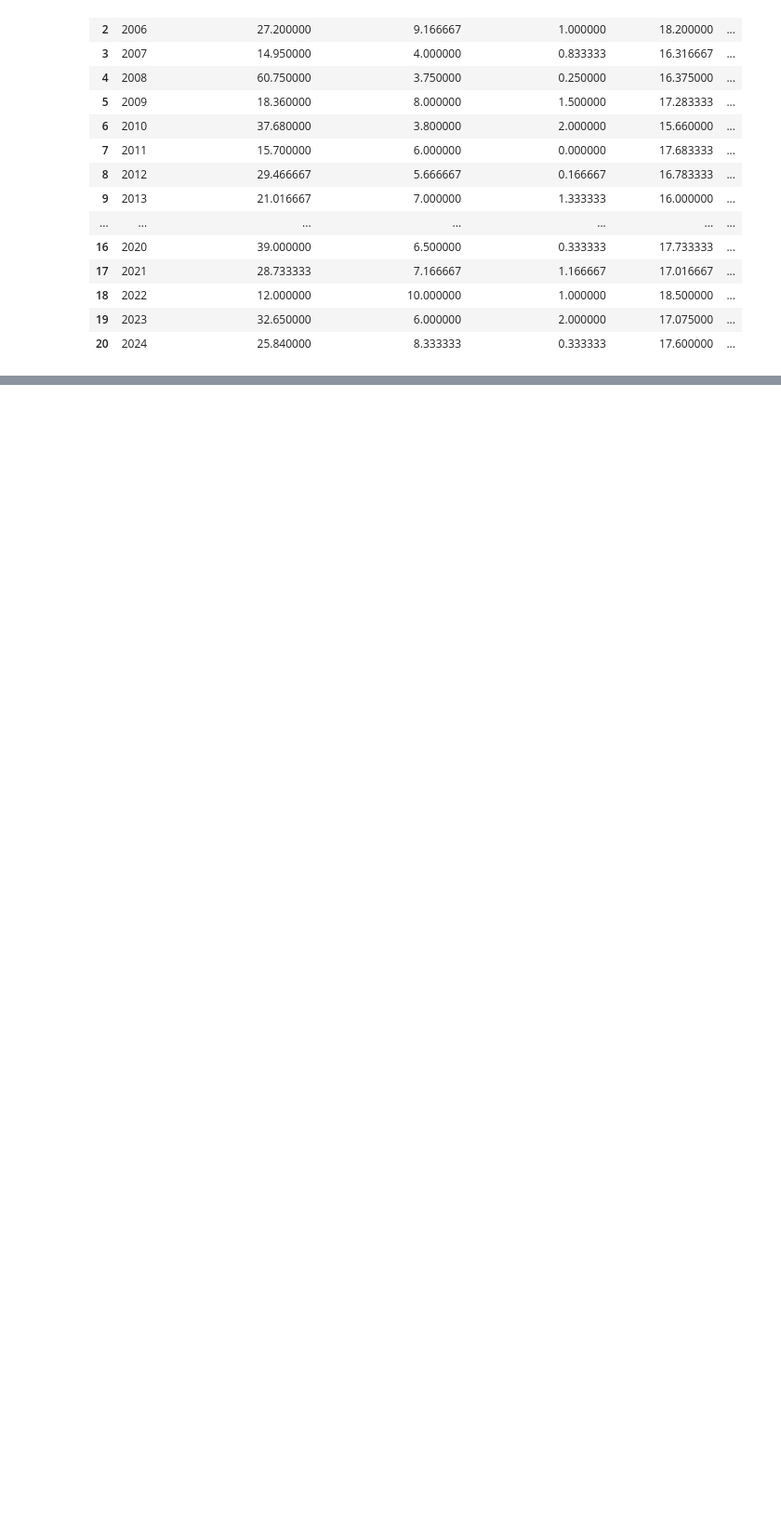
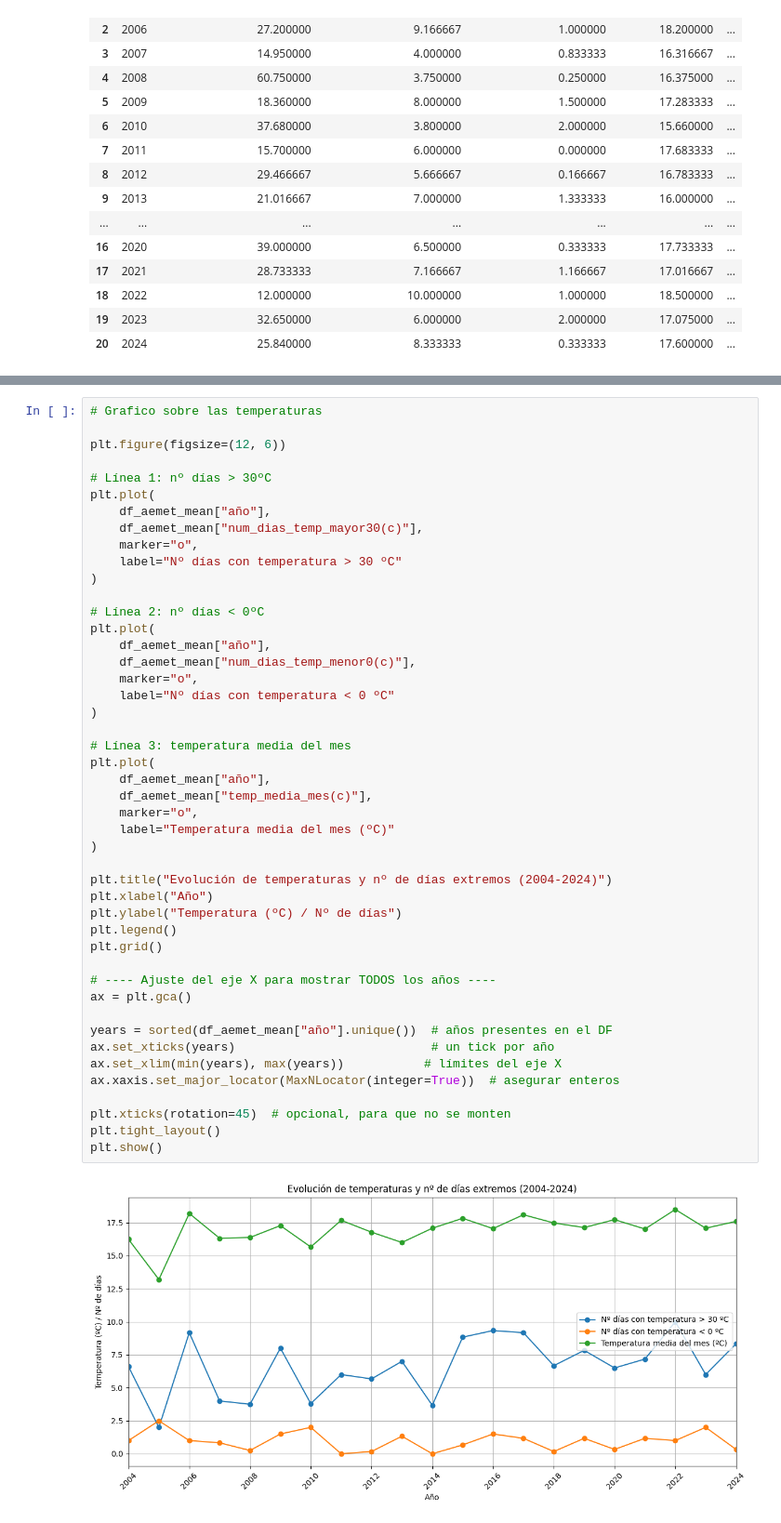
Before and after one commit to martacarballo/vino-para-quedarse, a Jupyter notebook: analisis_vino.ipynb, the cells around one changed output, grey strips where cells are left out. Shown at 93% size. Cells and saved outputs as stored; diff of their text form; blank space fills up the shorter version.

```diff
--- a/analisis_vino.ipynb
+++ b/analisis_vino.ipynb
@@ -577,0 +660,48 @@ df_aemet_mean.head(21)
+# %%
+# Grafico sobre las temperaturas
+
+plt.figure(figsize=(12, 6))
+
+# Línea 1: nº días > 30ºC
+plt.plot(
+    df_aemet_mean["año"],
+    df_aemet_mean["num_dias_temp_mayor30(c)"],
+    marker="o",
+    label="Nº días con temperatura > 30 ºC"
+)
+
+# Línea 2: nº días < 0ºC
+plt.plot(
+    df_aemet_mean["año"],
+    df_aemet_mean["num_dias_temp_menor0(c)"],
+    marker="o",
+    label="Nº días con temperatura < 0 ºC"
+)
+
+# Línea 3: temperatura media del mes
+plt.plot(
+    df_aemet_mean["año"],
+    df_aemet_mean["temp_media_mes(c)"],
+    marker="o",
+    label="Temperatura media del mes (ºC)"
+)
+
+plt.title("Evolución de temperaturas y nº de días extremos (2004-2024)")
+plt.xlabel("Año")
+plt.ylabel("Temperatura (ºC) / Nº de días")
+plt.legend()
+plt.grid()
+
+# ---- Ajuste del eje X para mostrar TODOS los años ----
+ax = plt.gca()
+
+years = sorted(df_aemet_mean["año"].unique())  # años presentes en el DF
+ax.set_xticks(years)                           # un tick por año
+ax.set_xlim(min(years), max(years))           # límites del eje X
+ax.xaxis.set_major_locator(MaxNLocator(integer=True))  # asegurar enteros
+
+plt.xticks(rotation=45)  # opcional, para que no se monten
+plt.tight_layout()
+plt.show()
+# %% [output]
+[figure, added]
```
Also changed, not shown: parts of 19 cells of this notebook, 6 other files.
